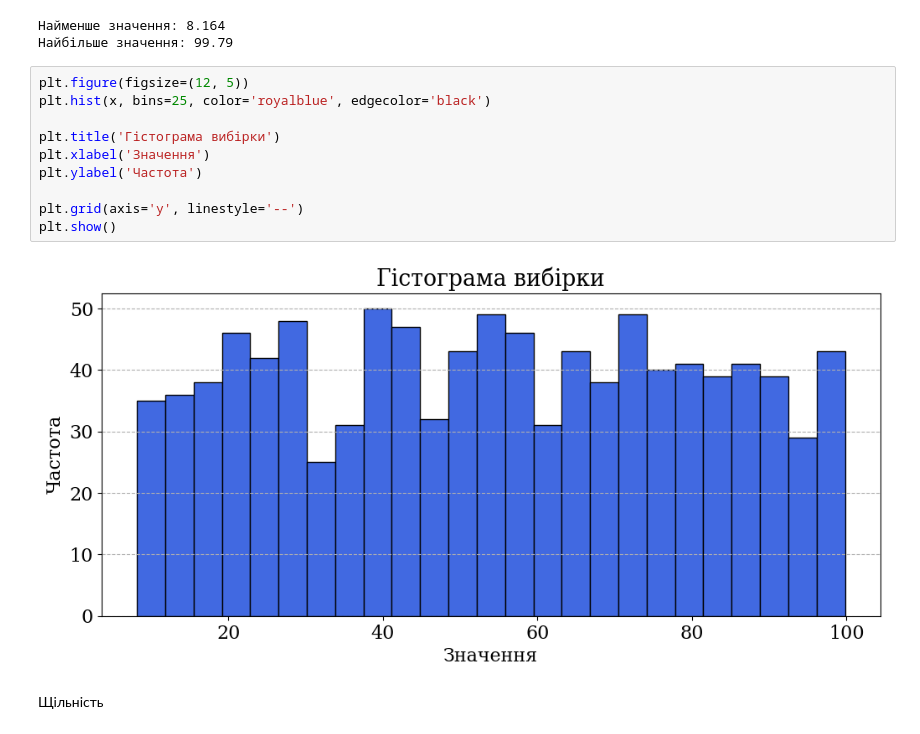
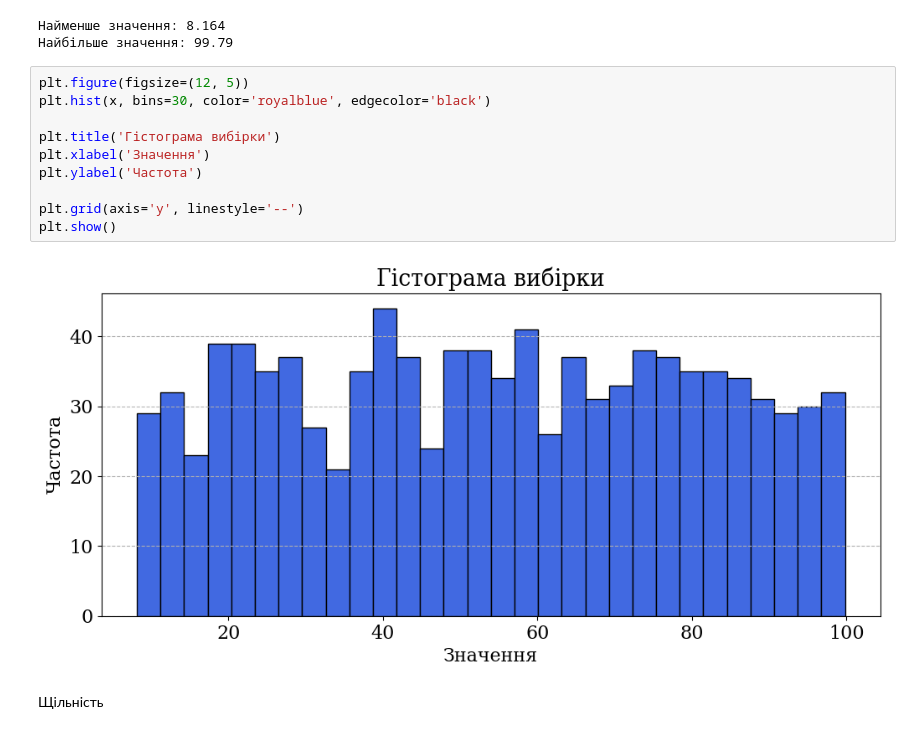
Before and after one commit to poop4ik/statistical-analysis-random-signals, a Jupyter notebook: lab1.ipynb, the cells around one changed output. Cells and saved outputs as stored; diff of their text form.

```diff
--- a/lab1.ipynb
+++ b/lab1.ipynb
@@ -140,16 +144,16 @@ print(f"Найбільше значення: {np.max(x)}")
 Найбільше значення: 99.79
 # %%
 plt.figure(figsize=(12, 5))
-plt.hist(x, bins=25, color='royalblue', edgecolor='black')
+plt.hist(x, bins=30, color='royalblue', edgecolor='black')
 
 plt.title('Гістограма вибірки')
 plt.xlabel('Значення')
 plt.ylabel('Частота')
 
 plt.grid(axis='y', linestyle='--')
 plt.show()
 # %% [output]
-[figure, old version]
+[figure, new version]
 # %% [markdown]
 Щільність
 # %%
```
Also changed, not shown: parts of 5 cells of this notebook.
